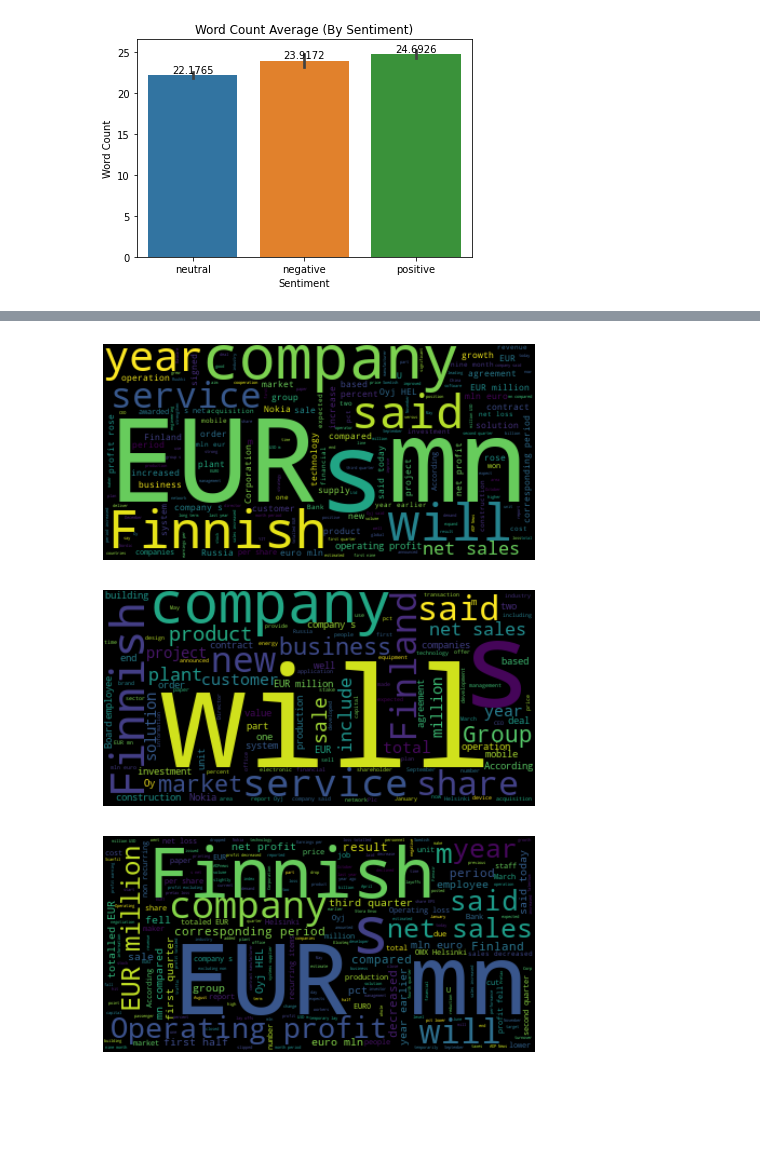
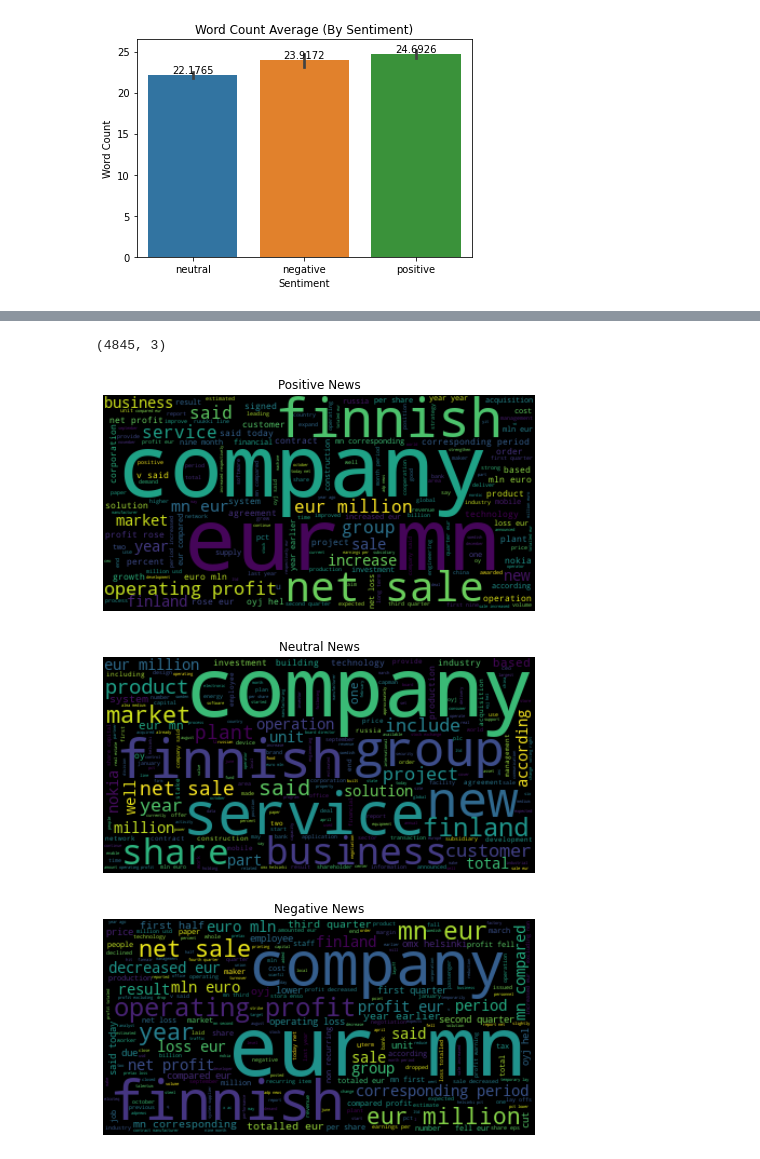
Before and after one commit to J-Fairgrieve/Fin-Sentiment-Analysis, a Jupyter notebook: 1 - Financial News EDA.ipynb, the cells around one changed output, grey strips where cells are left out. Drawn from its saved outputs; the diff is of its cells as text; code cells hidden in the pictures; blank space fills up the shorter version.

Commit message:
Added text cleaning to section 1

```diff
--- a/1 - Financial News EDA.ipynb
+++ b/1 - Financial News EDA.ipynb
@@ -82,0 +100,26 @@ negative = pd.DataFrame(negative["Text"])
+# %%
+# Define a funtion to clean the text
+def cleaning_data(row):
+
+    # convert text to into lower case
+    row = row.lower()
+
+    # this line of code only take words from text and remove number and special character using RegX
+    row = re.sub('[^a-zA-Z]' , ' ' , row)
+
+    # split the data and make token.
+    token = row.split()
+
+    # lemmatise the word and remove stop words like a, an , the , is ,are ...
+    new_text = [ps.lemmatize(word) for word in token if not word in stopwords]
+
+    # finaly join all the token with space
+    cleaned_news = ' '.join(new_text)
+
+    # return cleanned data
+    return cleaned_news
+# %%
+# Run the function through the article text column
+cleaned_news = shuffled_news
+cleaned_news["Text"] = cleaned_news["Text"].apply(lambda x : cleaning_data(x))
+cleaned_news
@@ -82,0 +140,7 @@ negative = pd.DataFrame(negative["Text"])
+# %%
+# drop any blank rows that the lemmatiser created (more than likely articles with irrelevant content)
+cleaned_news = cleaned_news.replace(r'^s*$', float('NaN'), regex = True)
+cleaned_news.dropna(inplace = True)
+cleaned_news.shape
+# %% [output]
+(4845, 3)
@@ -83,17 +150,28 @@ negative = pd.DataFrame(negative["Text"])
+# %%
+# Split the data into positive, neutral and negative data
+positive = cleaned_news[(cleaned_news.Sentiment == "positive")]
+positive = pd.DataFrame(positive["Text"])
+
+neutral = cleaned_news[(cleaned_news.Sentiment == "neutral")]
+neutral = pd.DataFrame(neutral["Text"])
+
+negative = cleaned_news[(cleaned_news.Sentiment == "negative")]
+negative = pd.DataFrame(negative["Text"])
 # %%
 # Positive wordcloud
 text = " ".join(review for review in positive.Text.astype(str))
 stopwords = set(STOPWORDS)
 
 wordcloud = WordCloud(stopwords=stopwords).generate(text)
 
 plt.axis("off")
 plt.tight_layout(pad=0)
 plt.imshow(wordcloud, interpolation='bilinear')
+plt.title("Positive News")
 plt.savefig('Images/Positive Cloud.png')
 plt.show()
 # %% [output]
-[figure, old version]
+[figure, new version]
 # %%
 # Neutral wordcloud
 text = " ".join(review for review in neutral.Text.astype(str))
@@ -104,10 +182,11 @@ wordcloud = WordCloud(stopwords=stopwords).generate(text)
 plt.axis("off")
 plt.tight_layout(pad=0)
 plt.imshow(wordcloud, interpolation='bilinear')
+plt.title("Neutral News")
 plt.savefig('Images/Neutral Cloud.png')
 plt.show()
 # %% [output]
-[figure, old version]
+[figure, new version]
 # %%
 # Negative wordcloud
 text = " ".join(review for review in negative.Text.astype(str))
@@ -118,7 +197,8 @@ wordcloud = WordCloud(stopwords=stopwords).generate(text)
 plt.axis("off")
 plt.tight_layout(pad=0)
 plt.imshow(wordcloud, interpolation='bilinear')
+plt.title("Negative News")
 plt.savefig('Images/Negative Cloud.png')
 plt.show()
 # %% [output]
-[figure, old version]
+[figure, new version]
```
Also changed, not shown: parts of 6 cells of this notebook, 5 other files.
